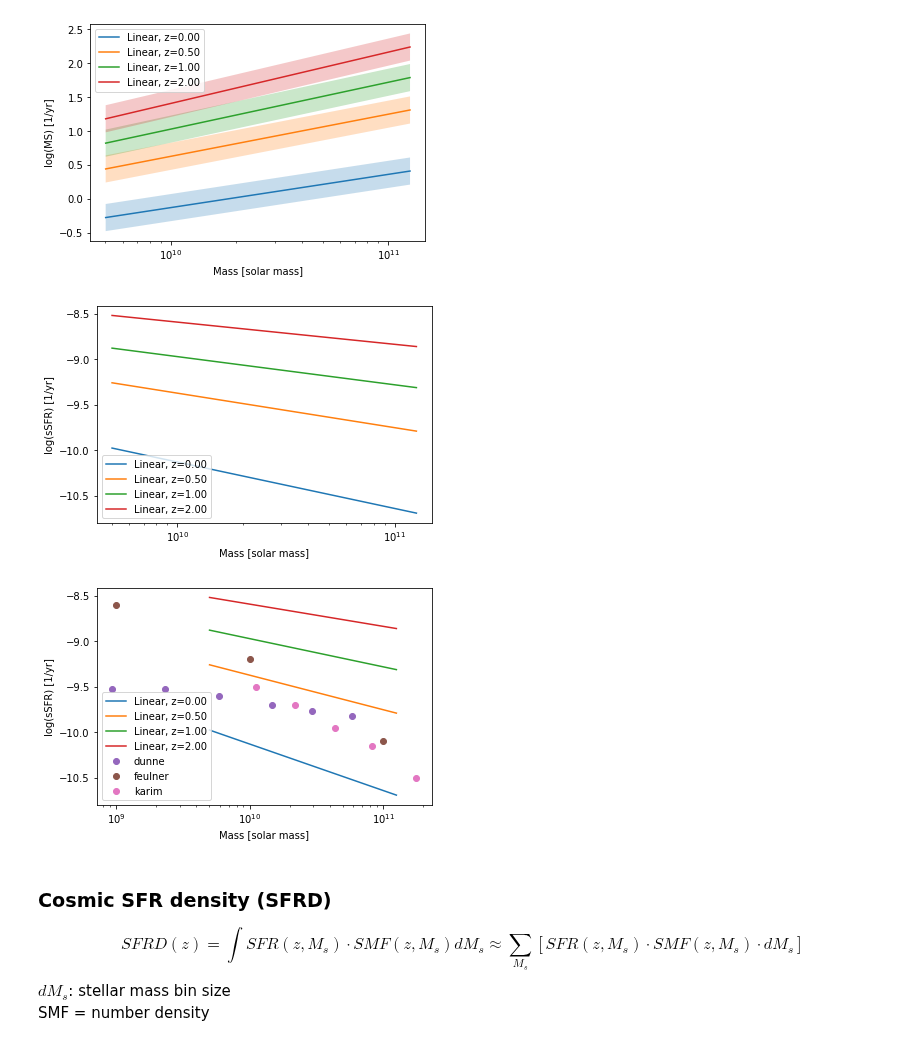
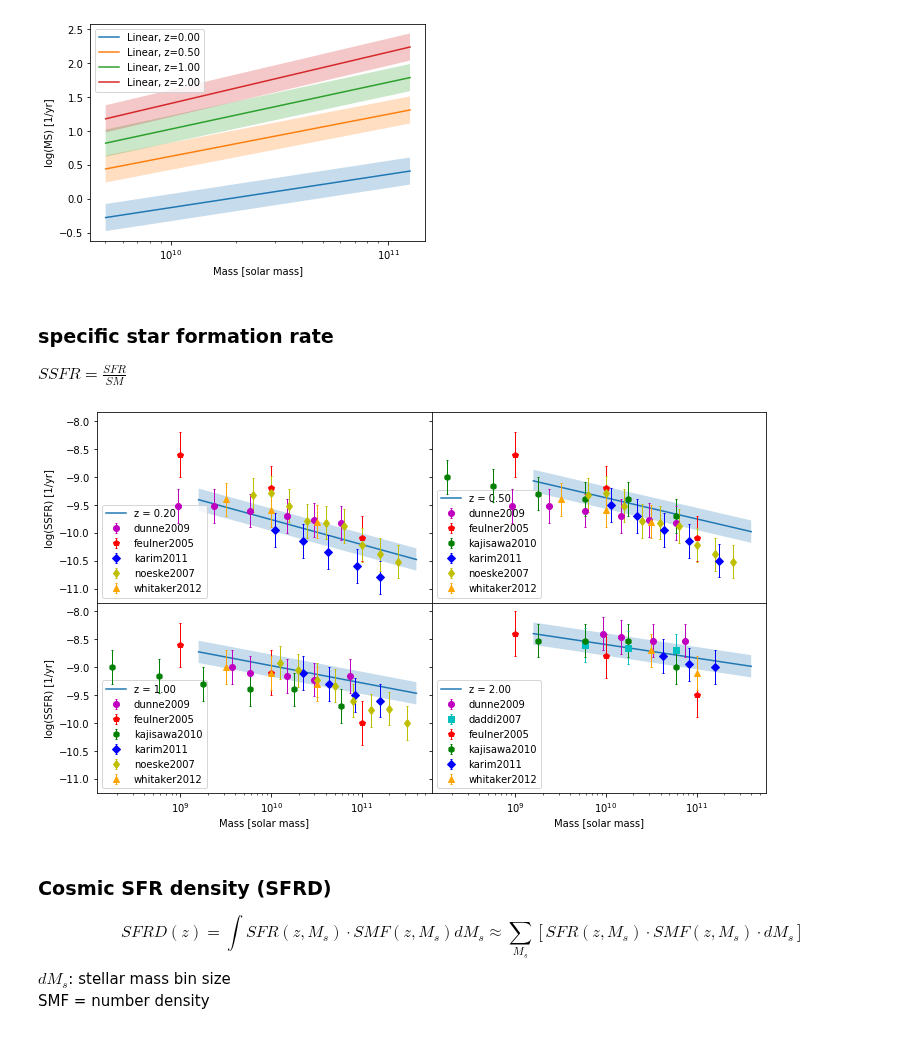
Before and after one commit to eklem1/GalaxySim, a Jupyter notebook: SFRs.ipynb, the cells around one changed output. Cells and saved outputs as stored; diff of their text form; code cells hidden in the pictures.

Commit message:
more on sfrd plots and started added sfr functions in class

```diff
--- a/SFRs.ipynb
+++ b/SFRs.ipynb
@@ -127,24 +127,33 @@ pl.show()
 z = np.linspace(.1, 4, 100)
 # %% [output]
 [figure]
+# %% [markdown]
+### specific star formation rate
+$SSFR = \frac{SFR}{SM}$
 # %%
-#specific star formation rate?
-Sm = np.linspace(10**9.7, 10**11.1)
+Sm = np.linspace(10**9.2, 10**11.6)
 
-for z in [0, 0.5, 1, 2]:
-    SFR = np.log10( 10**phi(z, Sm)/Sm )
-    error = np.ones(len(SFR)) * 0 #gotta do some error propogation here
+fig, axs = pl.subplots(2, 2, figsize=(12, 7), sharex=True, sharey=True)
+axs = axs.flatten()
+pl.subplots_adjust(hspace=0, wspace=0)
 
-    pl.semilogx(Sm, SFR, label="Linear, z=%.2f" %z)
-    pl.fill_between(Sm, SFR-error, SFR+error, alpha=0.25)
+for i, z in enumerate([0.2, 0.5, 1, 2]):
 
-pl.legend()
-pl.ylabel('log(sSFR) [1/yr]')
-pl.xlabel('Mass [solar mass]')
-# pl.title('')
+    data.PlotSSFR(z=z, round_z=0.3, ax=axs[i])
+
+    SFR = phi(z, Sm) - np.log10(Sm)
+
+    error = np.ones(len(SFR)) * 0.2
+    axs[i].set_xscale('log')
+
+    axs[i].plot(Sm, SFR, label="z = %.2f" %z, )
+    axs[i].fill_between(Sm, SFR-error, SFR+error, alpha=0.25)
+    if i%2==0:
+        axs[i].set(xlabel='Mass [solar mass]', ylabel='log(SSFR) [1/yr]')
+
+    axs[i].legend()
+axs[i].set(xlabel='Mass [solar mass]')
 
 pl.show()
-
-z = np.linspace(.1, 4, 100)
 # %% [output]
-[figure, old version]
+[figure, new version]
@@ -184,30 +160,3 @@ karim = {
-# %%
-#specific star formation rate?
-Sm = np.linspace(10**9.7, 10**11.1)
-
-for z in [0, 0.5, 1, 2]:
-    SFR = np.log10( 10**phi(z, Sm)/Sm )
-    error = np.ones(len(SFR)) * 0 #gotta do some error propogation here
-
-    pl.semilogx(Sm, SFR, label="Linear, z=%.2f" %z)
-    pl.fill_between(Sm, SFR-error, SFR+error, alpha=0.25)
-
-pl.semilogx(dunne[0.5]['M'], dunne[0.5]['phi'], label="dunne", ls="", marker="o")
-pl.semilogx(feulner[0.5]['M'], feulner[0.5]['phi'], label="feulner", ls="", marker="o")
-pl.semilogx(karim[0.49]['M'], karim[0.49]['phi'], label="karim", ls="", marker="o")
-
-# pl.fill_between(dunne[0.5]['M'], dunne[0.5]['phi']-0.3, dunne[0.5]['phi']+0.3, alpha=0.25)
-
-pl.legend()
-pl.ylabel('log(sSFR) [1/yr]')
-pl.xlabel('Mass [solar mass]')
-# pl.title('')
-
-pl.show()
-
-z = np.linspace(.1, 4, 100)
-# %% [output]
-[figure, removed]
 # %% [markdown]
 ### Cosmic SFR density (SFRD)
 
```
Also changed, not shown: parts of 6 cells of this notebook, 1 other file.
